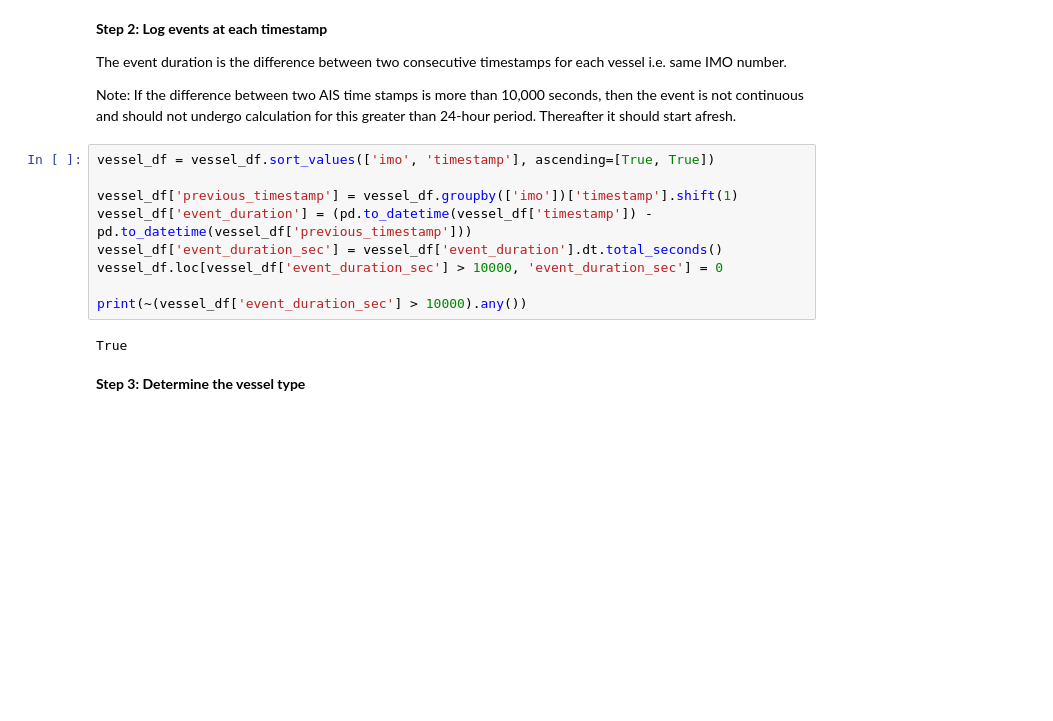
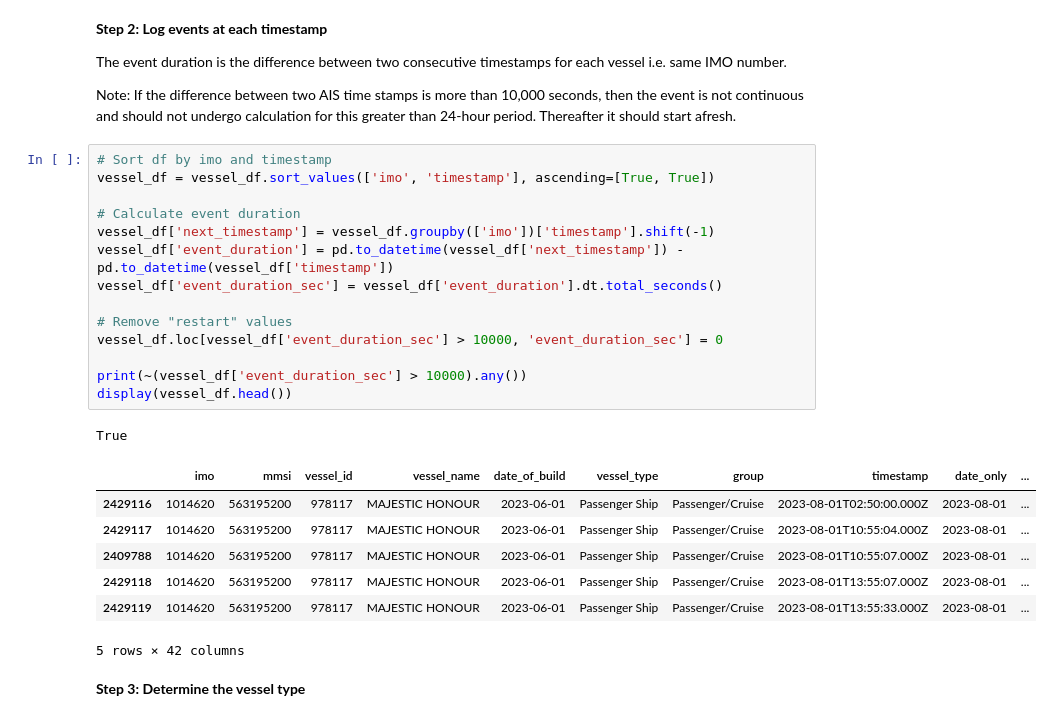
Before and after one commit to evanyan13/rightship, a Jupyter notebook: emission_calculation.ipynb, the cells around one changed output. Saved outputs shown, nothing was run; the diff lists cells and outputs as text; blank space fills up the shorter version.

```diff
--- a/emission_calculation.ipynb
+++ b/emission_calculation.ipynb
@@ -61,16 +61,28 @@ The event duration is the difference between two consecutive timestamps for each
 
 Note: If the difference between two AIS time stamps is more than 10,000 seconds, then the event is not continuous and should not undergo calculation for this greater than 24-hour period. Thereafter it should start afresh.
 # %%
+# Sort df by imo and timestamp
 vessel_df = vessel_df.sort_values(['imo', 'timestamp'], ascending=[True, True])
 
-vessel_df['previous_timestamp'] = vessel_df.groupby(['imo'])['timestamp'].shift(1)
-vessel_df['event_duration'] = (pd.to_datetime(vessel_df['timestamp']) - pd.to_datetime(vessel_df['previous_timestamp']))
+# Calculate event duration
+vessel_df['next_timestamp'] = vessel_df.groupby(['imo'])['timestamp'].shift(-1)
+vessel_df['event_duration'] = pd.to_datetime(vessel_df['next_timestamp']) - pd.to_datetime(vessel_df['timestamp'])
 vessel_df['event_duration_sec'] = vessel_df['event_duration'].dt.total_seconds()
+
+# Remove "restart" values
 vessel_df.loc[vessel_df['event_duration_sec'] > 10000, 'event_duration_sec'] = 0
 
 print(~(vessel_df['event_duration_sec'] > 10000).any())
+display(vessel_df.head())
 # %% [output]
 True
+|  | imo | mmsi | vessel_id | vessel_name | date_of_build | vessel_type | group | timestamp | date_only | ... |
+| 2429116 | 1014620 | 563195200 | 978117 | MAJESTIC HONOUR | 2023-06-01 | Passenger Ship | Passenger/Cruise | 2023-08-01T02:50:00.000Z | 2023-08-01 | ... |
+| 2429117 | 1014620 | 563195200 | 978117 | MAJESTIC HONOUR | 2023-06-01 | Passenger Ship | Passenger/Cruise | 2023-08-01T10:55:04.000Z | 2023-08-01 | ... |
+| 2409788 | 1014620 | 563195200 | 978117 | MAJESTIC HONOUR | 2023-06-01 | Passenger Ship | Passenger/Cruise | 2023-08-01T10:55:07.000Z | 2023-08-01 | ... |
+| 2429118 | 1014620 | 563195200 | 978117 | MAJESTIC HONOUR | 2023-06-01 | Passenger Ship | Passenger/Cruise | 2023-08-01T13:55:07.000Z | 2023-08-01 | ... |
+| 2429119 | 1014620 | 563195200 | 978117 | MAJESTIC HONOUR | 2023-06-01 | Passenger Ship | Passenger/Cruise | 2023-08-01T13:55:33.000Z | 2023-08-01 | ... |
+5 rows × 42 columns
 # %% [markdown]
 **Step 3: Determine the vessel type**
 # %%
```
Also changed, not shown: parts of 3 cells of this notebook.
